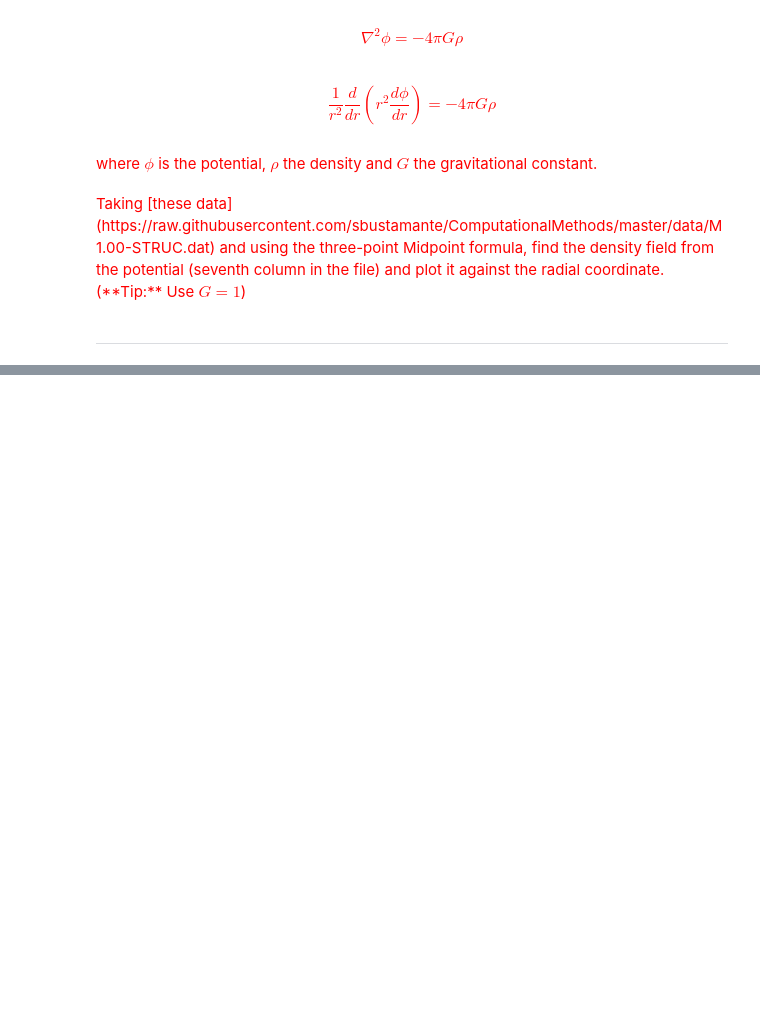
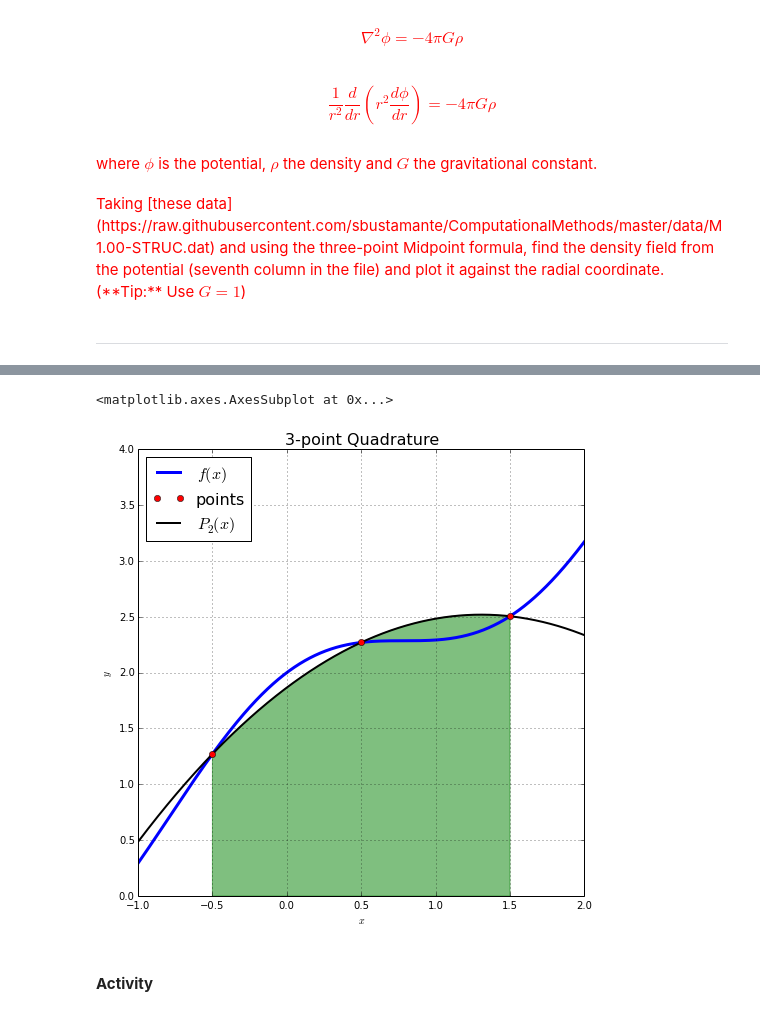
Before and after one commit to sbustamante/ComputationalMethods, a Jupyter notebook: material/numerical-calculus.ipynb, the cells around one changed output, grey strips where cells are left out. Drawn from its saved outputs; the diff is of its cells as text; code cells hidden in the pictures; blank space fills up the shorter version.

```diff
--- a/material/numerical-calculus.ipynb
+++ b/material/numerical-calculus.ipynb
@@ -180,0 +320,15 @@ Taking [these data](https://raw.githubusercontent.com/sbustamante/ComputationalM
+# %%
+#Function
+def f(x):
+    return 1+np.cos(x)**2+x
+
+#Quadrature with 3 points (Simpson's rule)
+X = np.array([-0.5,0.5,1.5])
+Quadrature( f, X, xmin=-1, xmax=2, ymin=0, ymax=4 )
+# %% [output]
+<matplotlib.axes.AxesSubplot at 0x...>
+[figure, added]
+# %% [markdown]
+## <font color='red'>
+**Activity**
+</font>
```
Also changed, not shown: parts of 25 cells of this notebook, 1 other file.
